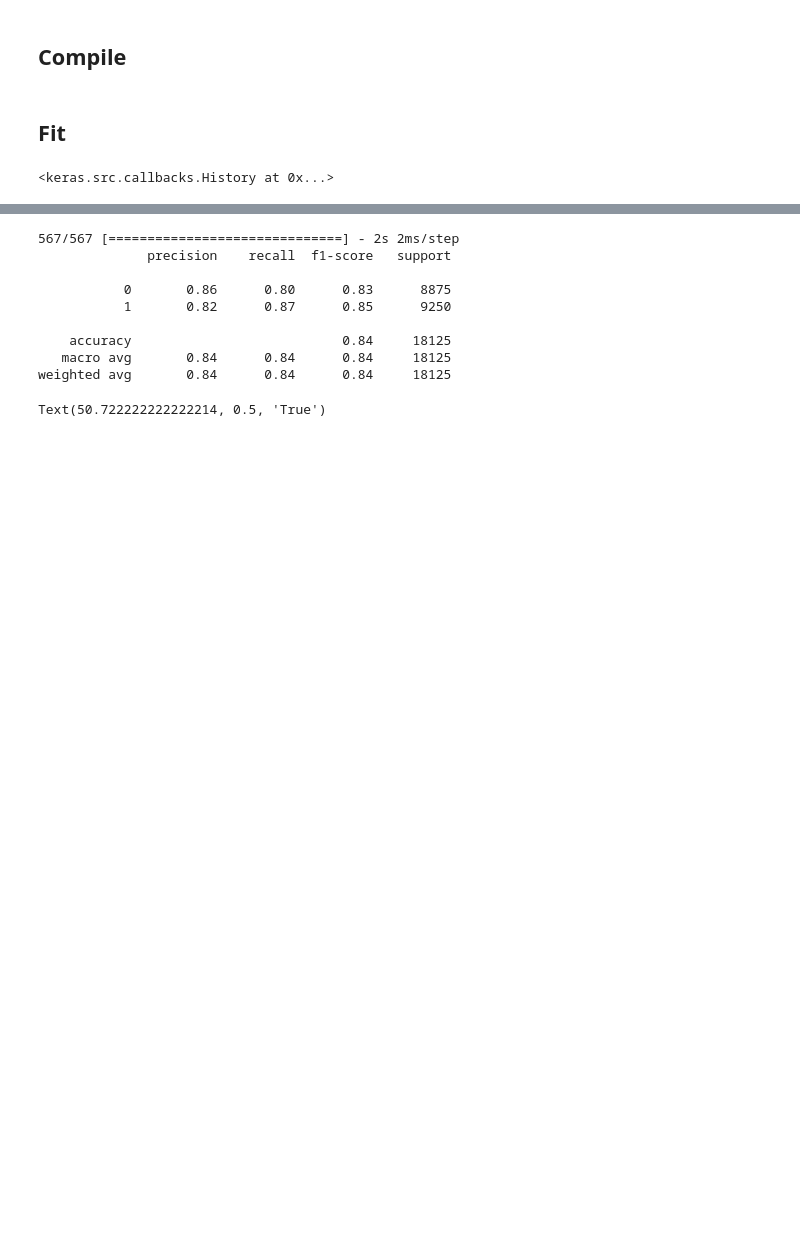
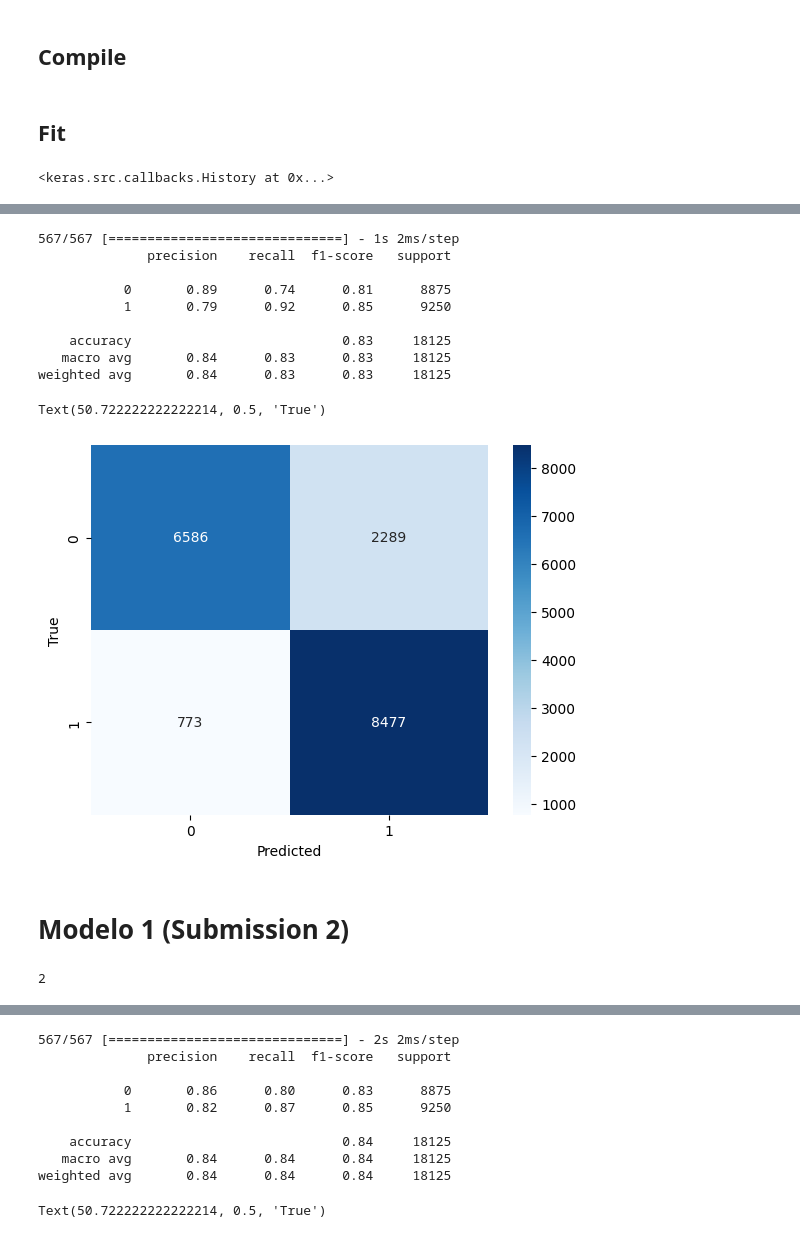
Before and after one commit to gmenendez0/7506R-2C2023-GRUPO07, a Jupyter notebook: 7506R_TP1_GRUPO07_CHP4_ENTREGA.ipynb, the cells around one changed output, grey strips where cells are left out. Cells and saved outputs as stored; diff of their text form; code cells hidden in the pictures; blank space fills up the shorter version.

Commit message:
fix: Aclare que modelo pertenece a cada uno de los modelos de submissions

```diff
--- a/7506R_TP1_GRUPO07_CHP4_ENTREGA.ipynb
+++ b/7506R_TP1_GRUPO07_CHP4_ENTREGA.ipynb
@@ -283,0 +293,23 @@ F1: 0.9265657663345337
+# %%
+yPredict = model.predict(XTestStdOHE)
+yPredictBinary = (yPredict> 0.4).astype(int).flatten()
+print(classification_report(yTest,yPredictBinary))
+
+cm = confusion_matrix(yTest,yPredictBinary )
+sns.heatmap(cm, cmap='Blues',annot=True,fmt='g')
+plt.xlabel('Predicted')
+plt.ylabel('True')
+# %% [output]
+567/567 [==============================] - 1s 2ms/step
+              precision    recall  f1-score   support
+
+           0       0.89      0.74      0.81      8875
+           1       0.79      0.92      0.85      9250
+
+    accuracy                           0.83     18125
+   macro avg       0.84      0.83      0.83     18125
+weighted avg       0.84      0.83      0.83     18125
+Text(50.722222222222214, 0.5, 'True')
+[figure, added]
+# %% [markdown]
+# Modelo 1 (Submission 2)
@@ -283,0 +319,4 @@ F1: 0.9265657663345337
+# %%
+num_classes
+# %% [output]
+2
```
Also changed, not shown: parts of 33 cells of this notebook.
